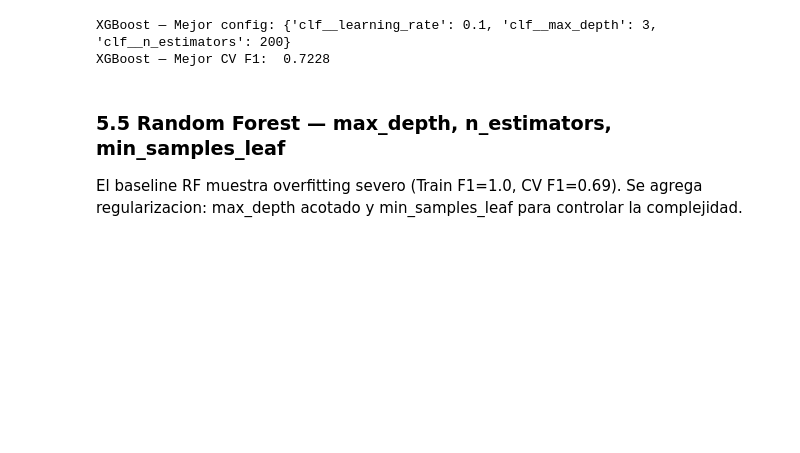
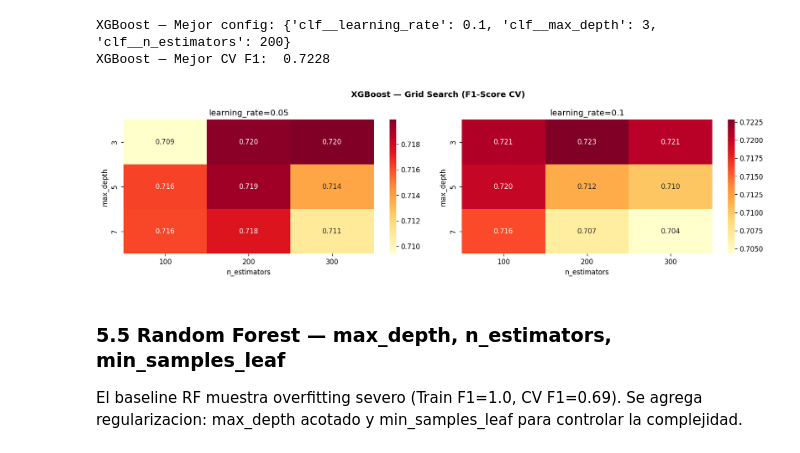
Before and after one commit to Machine-Learning-itba/tp3, a Jupyter notebook: 02_clasificacion.ipynb, the cells around one changed output. Saved outputs shown, nothing was run; the diff lists cells and outputs as text; code cells hidden in the pictures; blank space fills up the shorter version.

```diff
--- a/02_clasificacion.ipynb
+++ b/02_clasificacion.ipynb
@@ -386,6 +386,39 @@ print(f"XGBoost — Mejor CV F1:  {gs_xgb.best_score_:.4f}")
 [figure]
 XGBoost — Mejor config: {'clf__learning_rate': 0.1, 'clf__max_depth': 3, 'clf__n_estimators': 200}
 XGBoost — Mejor CV F1:  0.7228
+# %%
+# Heatmap grid search XGBoost
+xgb_results = pd.DataFrame(gs_xgb.cv_results_)
+
+fig, axes = plt.subplots(1, 2, figsize=(14, 4))
+fig.suptitle("XGBoost — Grid Search (F1-Score CV)", fontsize=12, fontweight="bold")
+
+for ax, lr in enumerate([0.05, 0.1]):
+    pivot_xgb = xgb_results[xgb_results["param_clf__learning_rate"] == lr].pivot_table(
+        index="param_clf__max_depth", columns="param_clf__n_estimators", values="mean_test_score"
+    )
+    sns_imported = False
+    try:
+        import seaborn as sns
+        sns.heatmap(pivot_xgb, annot=True, fmt=".3f", cmap="YlOrRd", ax=axes[ax])
+        sns_imported = True
+    except:
+        pass
+    if not sns_imported:
+        im = axes[ax].imshow(pivot_xgb.values, cmap="YlOrRd", aspect="auto")
+        axes[ax].set_xticks(range(len(pivot_xgb.columns)))
+        axes[ax].set_yticks(range(len(pivot_xgb.index)))
+        axes[ax].set_xticklabels(pivot_xgb.columns)
+        axes[ax].set_yticklabels(pivot_xgb.index)
+    axes[ax].set_title(f"learning_rate={lr}")
+    axes[ax].set_xlabel("n_estimators")
+    axes[ax].set_ylabel("max_depth")
+
+plt.tight_layout()
+plt.savefig("outputs/xgboost/hyperparam_grid.png", bbox_inches="tight")
+plt.show()
+# %% [output]
+[figure, added]
 # %% [markdown]
 ### 5.5 Random Forest — max_depth, n_estimators, min_samples_leaf
 
```
Also changed, not shown: parts of 3 cells of this notebook, 24 other files.
